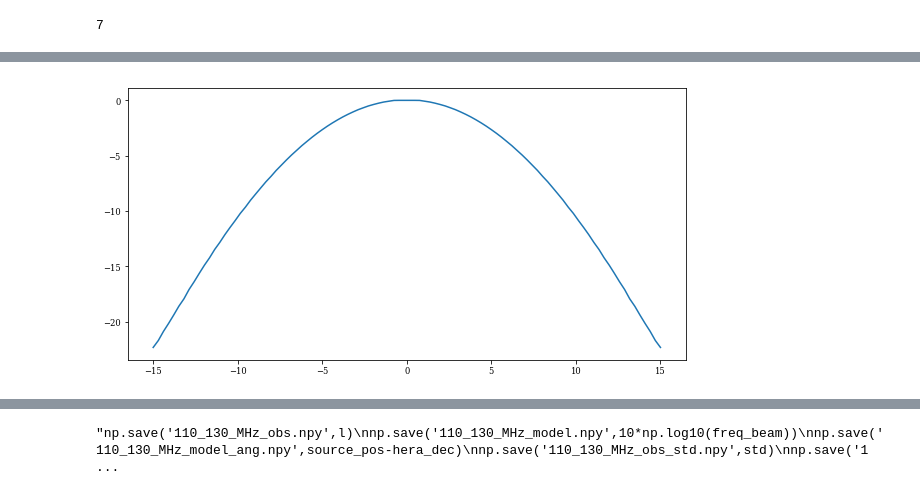
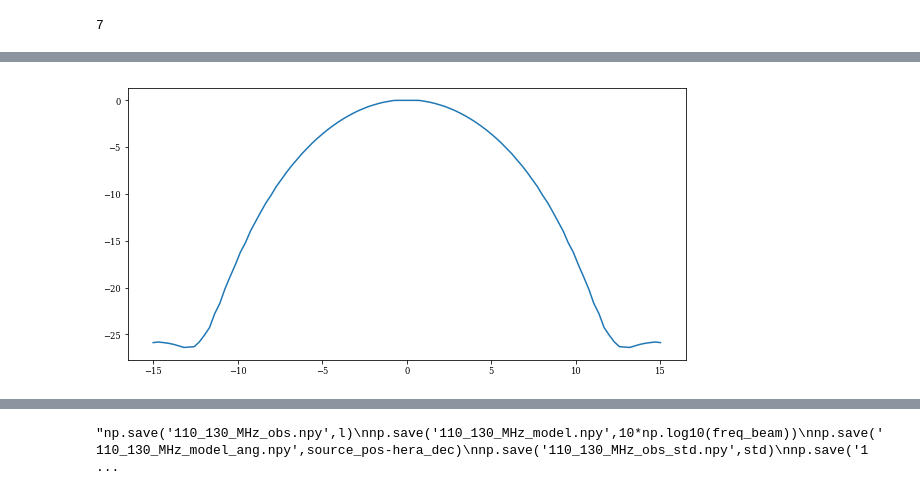
Before and after one commit to dannyjacobs/asu_hera, a Jupyter notebook: beam_mapping/Beam_Mapping_Multiple_Sources.ipynb, the cells around one changed output, grey strips where cells are left out. Saved outputs shown, nothing was run; the diff lists cells and outputs as text; code cells hidden in the pictures.

```diff
--- a/beam_mapping/Beam_Mapping_Multiple_Sources.ipynb
+++ b/beam_mapping/Beam_Mapping_Multiple_Sources.ipynb
@@ -289,30 +331,31 @@ def beam_factor_2D(ra, dec, hera_zen_ra, freq):
 # %%
 hera_dec = -30.72152612068925
 
 diff = 15
 
-source_pos = np.linspace(hera_dec-diff,hera_dec+diff,100)
+n = 100
 
-freqs = np.arange(100,200)
+source_pos = np.linspace(hera_dec-diff,hera_dec+diff,n)
 
-freq_beam = np.zeros(100)
+freqs = np.arange(170,180)
+
+model_beam = np.zeros(n)
 
 
-
-for j,freq in enumerate(freqs):
-    temp = np.zeros(100)
-    store = []
+for freq in freqs:
+    temp = np.zeros(n)
+    beam_slice = []
     for i in source_pos:
-        store.append(beam_factor_2D(0, i, 0, freq))
-    freq_beam += np.array(store)
-
+        beam_slice.append(beam_factor_2D(0, i, 0, freq))
+    model_beam += np.array(beam_slice)
 
 plt.figure(figsize=(10,5))
-freq_beam /= freqs.shape[0]
-plt.plot(source_pos-hera_dec,10*np.log10(freq_beam))
+model_beam /= freqs.shape[0]
+model_beam = 10*np.log10(model_beam)
+plt.plot(source_pos-hera_dec,model_beam)
 plt.show()
 # %% [output]
-[figure, old version]
+[figure, new version]
 # %%
 plt.rc('font', family='serif')
 
```
Also changed, not shown: parts of 24 cells of this notebook, 3 other files.
